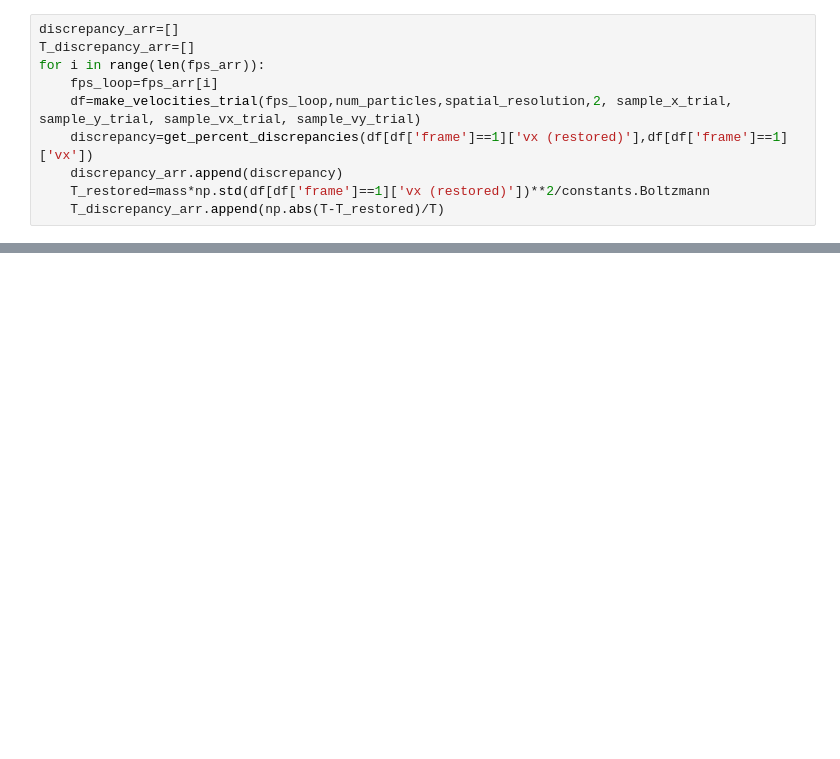
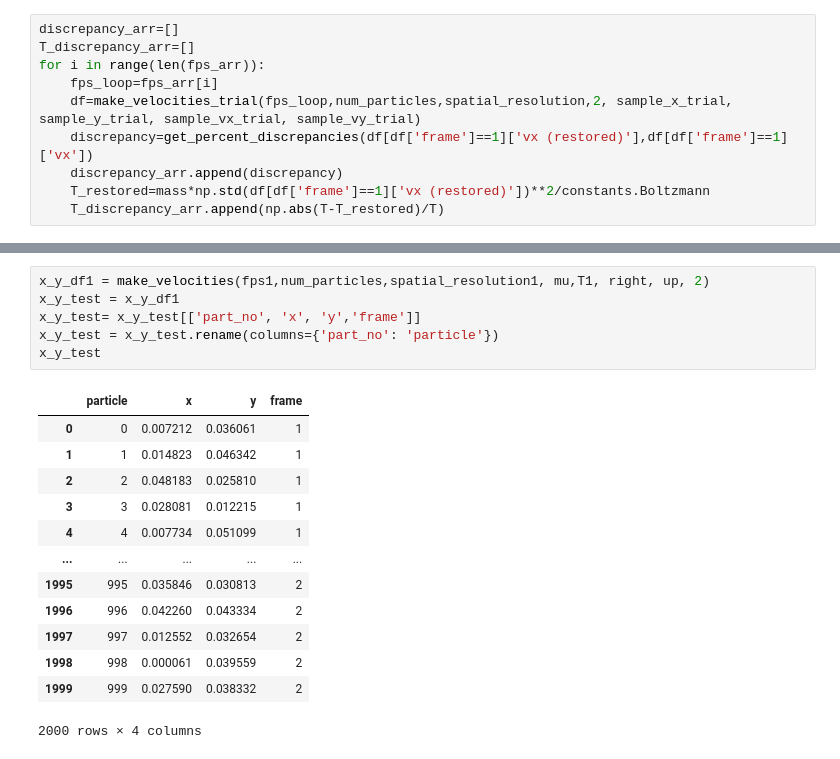
Before and after one commit to ParthM1504/Benchmarking-Dusty-Plasma-Temperature-Code, a Jupyter notebook: Benchmarking.ipynb, the cells around one changed output, grey strips where cells are left out. Drawn from its saved outputs; the diff is of its cells as text; blank space fills up the shorter version.

```diff
--- a/Benchmarking.ipynb
+++ b/Benchmarking.ipynb
@@ -546,0 +577,20 @@ ax.set_yscale('log')
+# %%
+x_y_df1 = make_velocities(fps1,num_particles,spatial_resolution1, mu,T1, right, up, 2)
+x_y_test = x_y_df1
+x_y_test= x_y_test[['part_no', 'x', 'y','frame']]
+x_y_test = x_y_test.rename(columns={'part_no': 'particle'})
+x_y_test
+# %% [output]
+|  | particle | x | y | frame |
+| 0 | 0 | 0.007212 | 0.036061 | 1 |
+| 1 | 1 | 0.014823 | 0.046342 | 1 |
+| 2 | 2 | 0.048183 | 0.025810 | 1 |
+| 3 | 3 | 0.028081 | 0.012215 | 1 |
+| 4 | 4 | 0.007734 | 0.051099 | 1 |
+| ... | ... | ... | ... | ... |
+| 1995 | 995 | 0.035846 | 0.030813 | 2 |
+| 1996 | 996 | 0.042260 | 0.043334 | 2 |
+| 1997 | 997 | 0.012552 | 0.032654 | 2 |
+| 1998 | 998 | 0.000061 | 0.039559 | 2 |
+| 1999 | 999 | 0.027590 | 0.038332 | 2 |
+2000 rows × 4 columns
```
Also changed, not shown: parts of 26 cells of this notebook.
